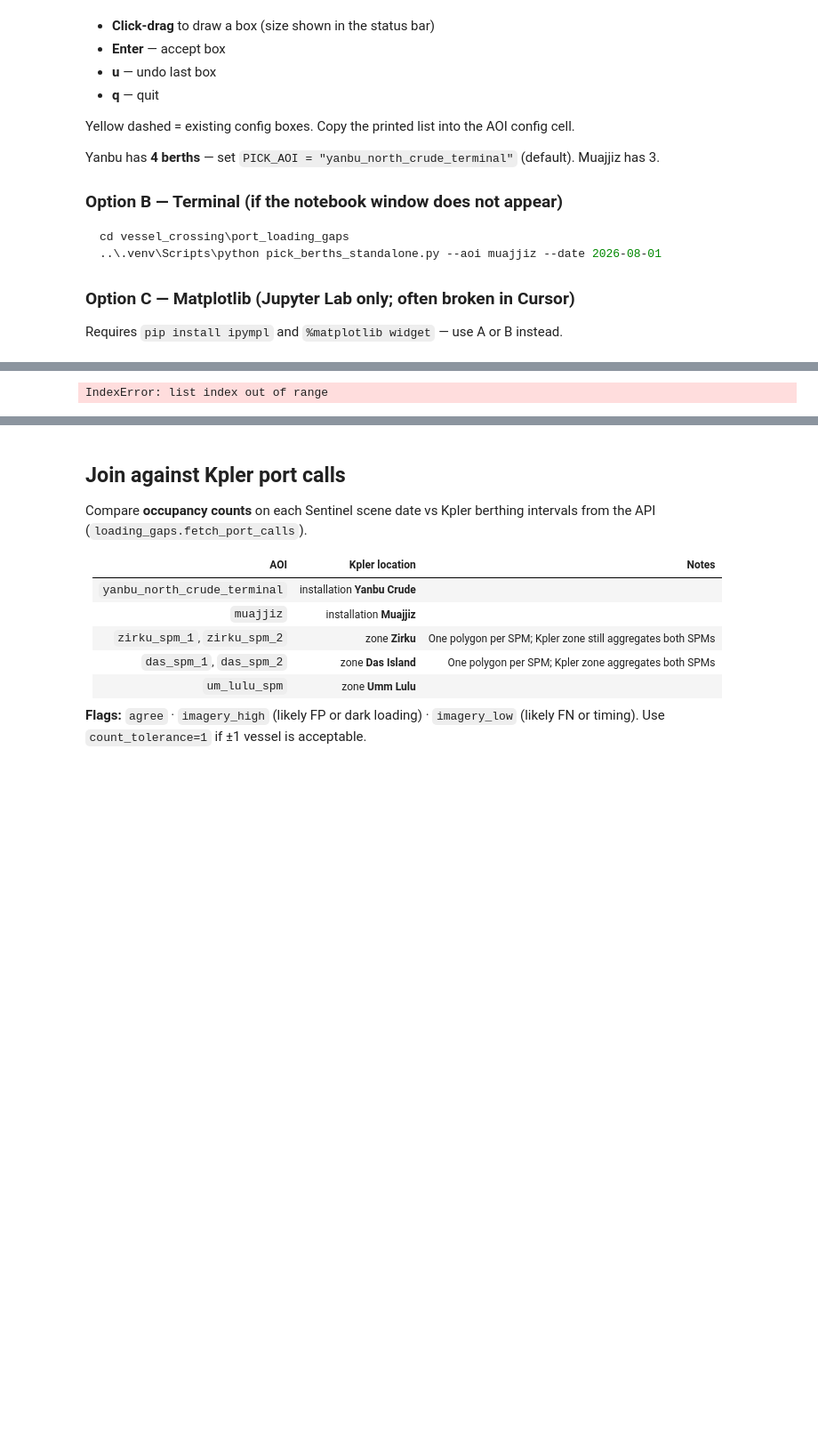
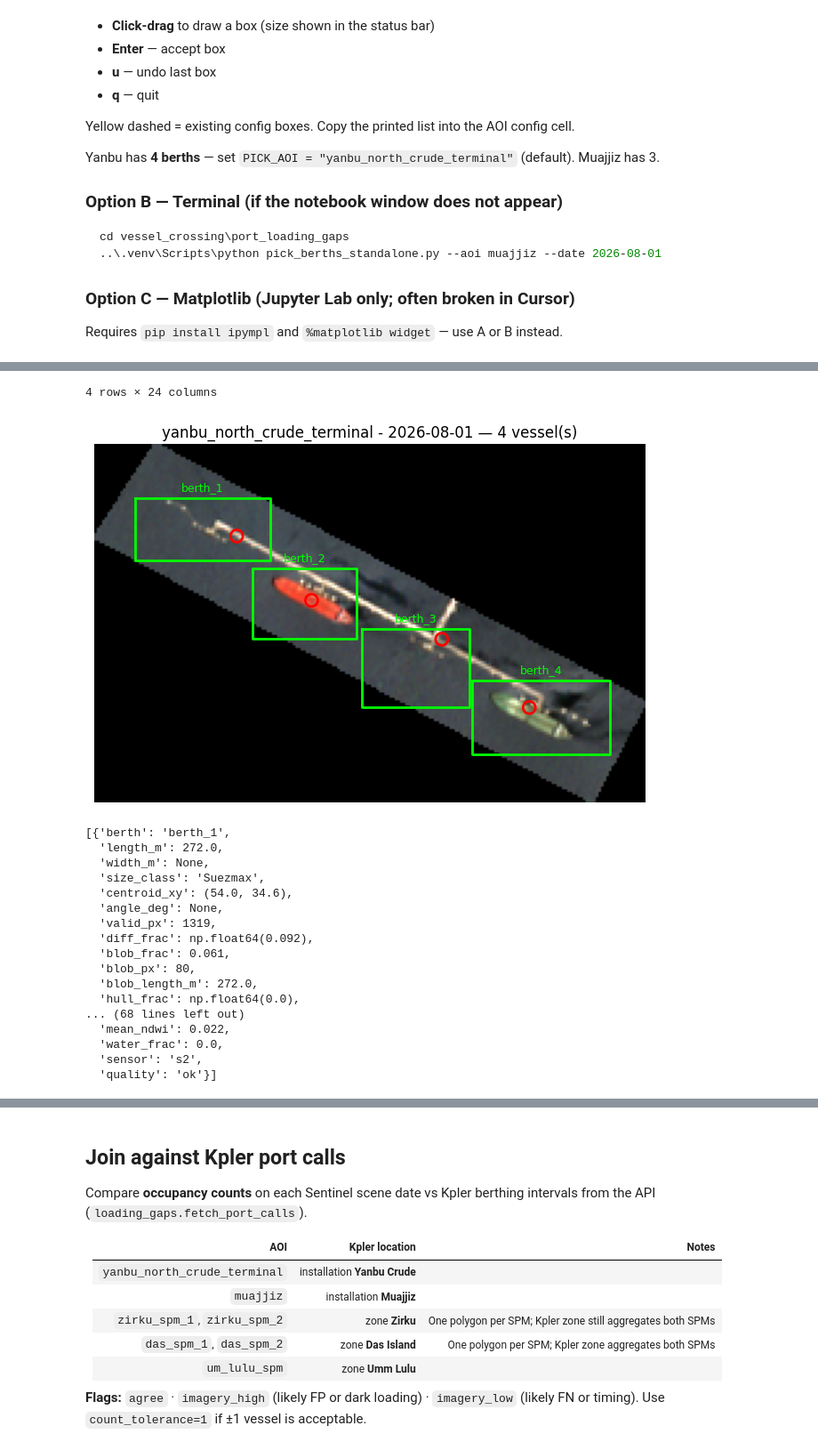
Before and after one commit to lcgr-jg/vessel_crossing, a Jupyter notebook: port_loading_gaps/copernicus_vessel_detection.ipynb, the cells around one changed output, grey strips where cells are left out. Shown at 89% size. Saved outputs shown, nothing was run; the diff lists cells and outputs as text; code cells hidden in the pictures; blank space fills up the shorter version.

```diff
--- a/port_loading_gaps/copernicus_vessel_detection.ipynb
+++ b/port_loading_gaps/copernicus_vessel_detection.ipynb
@@ -193,8 +197,8 @@ CPC_BERTH_SLOTS = [
 DAS_SPM1_SLOTS = [{"name": "spm", "box": [20, 20, 120, 120]}]
 DAS_SPM2_SLOTS = [{"name": "spm", "box": [69, 25, 196, 88]}]
 ZIRKU_SPM1_SLOTS = [{"name": "spm", "box": [20, 20, 120, 120]}]
-ZIRKU_SPM2_SLOTS = [{"name": "spm", "box": [20, 20, 120, 120]}]
-UM_LULU_SPM_SLOTS = [{"name": "spm", "box": [50, 17, 149, 104]}]
+ZIRKU_SPM2_SLOTS = [{"name": "spm", "box": [64, 32, 188, 116]}]
+UM_LULU_SPM_SLOTS = [{"name": "spm", "box": [33, 9, 161, 117]}]
 
 AOI_CONFIG = {
     "das_spm_1": {
@@ -461,7 +465,10 @@ def search_scenes(aoi_name, start, end, max_cloud=30):
 # dates = search_scenes("yanbu_north_crude_terminal", "2026-07-25", "2026-08-03")
 # dates
 # %%
-# --- Evalscript: true color + NDWI (B03/B08), cloud-masked -----------------
+# --- Evalscript: true color + NDWI (B03/B08) --------------------------------
+# Do NOT hard-mask SCL 3/8/9/10: bright ships are often mislabeled as cloud/cirrus,
+# which punched black holes into CPC/Muajjiz scenes. Scene-level cloud filtering
+# stays in search_scenes(max_cloud=...).
 
 CACHE_DIR = NOTEBOOK_DIR / ".cache" / "sentinel"
 CACHE_DIR.mkdir(parents=True, exist_ok=True)
@@ -470,7 +477,7 @@ EVALSCRIPT_RGB_NDWI = """
 //VERSION=3
 function setup() {
   return {
-    input: [{ bands: ["B04", "B03", "B02", "B08", "SCL"] }],
+    input: [{ bands: ["B04", "B03", "B02", "B08"] }],
     output: [
       { id: "rgb", bands: 3, sampleType: "UINT8" },
       { id: "ndwi", bands: 1, sampleType: "FLOAT32" }
@@ -478,10 +485,6 @@ function setup() {
   };
 }
 function evaluatePixel(sample) {
-  // SCL 3 = cloud shadow, 8/9 = cloud medium/high, 10 = thin cirrus
-  if ([3, 8, 9, 10].includes(sample.SCL)) {
-    return { rgb: [0, 0, 0], ndwi: [-999] };
-  }
   var ndwi = (sample.B03 - sample.B08) / (sample.B03 + sample.B08 + 1e-6);
   return {
     rgb: [
@@ -498,8 +501,9 @@ function evaluatePixel(sample) {
 def _fetch_s2_rgb_ndwi(aoi_name, date_str, use_cache=True):
     """Fetch true-color RGB and McFeeters NDWI in one Sentinel Hub request."""
     cache_dir = CACHE_DIR / "s2" / aoi_name
-    rgb_path = cache_dir / f"{date_str}.npy"
-    ndwi_path = cache_dir / f"{date_str}_ndwi.npy"
+    # v2 cache: no SCL zeroing (old caches erased bright tankers)
+    rgb_path = cache_dir / f"{date_str}_v2.npy"
+    ndwi_path = cache_dir / f"{date_str}_ndwi_v2.npy"
 
     if use_cache and rgb_path.exists() and ndwi_path.exists():
         return np.load(rgb_path), np.load(ndwi_path)
@@ -1104,7 +1124,7 @@ def plot_berth_slots(scene, detections, slots_px, title=""):
 
 # Example:
 def plot_ndwi(ndwi, water_min=0.5, title="NDWI"):
-    """Visual check — blue water should match Copernicus Browser NDWI layer."""
+    """Visual check — raw NDWI; right panel is legacy water gate (not used for SPM vessel cue)."""
     fig, axes = plt.subplots(1, 2, figsize=(12, 5))
     im = axes[0].imshow(ndwi, vmin=-0.3, vmax=0.8, cmap="RdYlBu")
     axes[0].set_title(f"{title} (raw)")
@@ -1115,17 +1135,41 @@ def plot_ndwi(ndwi, water_min=0.5, title="NDWI"):
     for ax in axes:
         ax.axis("off")
     plt.tight_layout()
+    plt.show()
 
 
-AOI = "zirku_spm_2"
-SCENE_DATE = "2026-07-14"
+def plot_ndwi_vessel(ndwi, scene, slots_px, params, title="NDWI vessel"):
+    """Show low-NDWI anomaly inside slots (the SPM occupancy cue)."""
+    from vessel_detect import _ndwi_vessel_mask, _slot_valid_region, build_berth_slot_masks
+
+    fig, axes = plt.subplots(1, 2, figsize=(12, 5))
+    im = axes[0].imshow(ndwi, vmin=-0.3, vmax=0.8, cmap="RdYlBu")
+    axes[0].set_title(f"{title} (raw)")
+    plt.colorbar(im, ax=axes[0], fraction=0.046)
+    vessel_any = np.zeros(ndwi.shape[:2], dtype=np.uint8)
+    for _, slot_mask in build_berth_slot_masks(scene.shape, slots_px):
+        valid = _slot_valid_region(scene, slot_mask, params, ndwi)
+        vmask, _ = _ndwi_vessel_mask(ndwi, valid, params)
+        vessel_any = np.maximum(vessel_any, vmask)
+    axes[1].imshow(vessel_any, cmap="gray")
+    axes[1].set_title("low-NDWI vessel mask (slots)")
+    for ax in axes:
+        ax.axis("off")
+    plt.tight_layout()
+    plt.show()
+
+
+AOI = "yanbu_north_crude_terminal"
+SCENE_DATE = "2026-08-01"
 params = detect_params_by_aoi[AOI]
 scene, ndwi = _fetch_s2_rgb_ndwi(AOI, SCENE_DATE)
 background = ensure_background(AOI)
 dets = detect_vessels_for_aoi(AOI, scene, background, ndwi=ndwi)
-# SPM tuning: per-slot signals (prelim vs final after relative filter)
-# display(diagnose_berth_slots(scene, background, AOI_CONFIG[AOI]["berth_slots_px"], resolutions[AOI], params, ndwi=ndwi))
-if ndwi is not None and params.get("use_ndwi_water"):
+# SPM tuning: per-slot signals (includes ndwi_ok / ndwi_px / blob_px)
+display(diagnose_berth_slots(scene, background, AOI_CONFIG[AOI]["berth_slots_px"], resolutions[AOI], params, ndwi=ndwi))
+if ndwi is not None and params.get("ndwi_vessel_enabled"):
+    plot_ndwi_vessel(ndwi, scene, AOI_CONFIG[AOI]["berth_slots_px"], params, title=f"{AOI} {SCENE_DATE}")
+elif ndwi is not None and params.get("use_ndwi_water"):
     plot_ndwi(ndwi, water_min=params.get("ndwi_water_min", 0.5), title=f"{AOI} {SCENE_DATE}")
 if RESOLVED_AOI_CONFIG[AOI].get("mode") == "berth_slots":
     plot_berth_slots(scene, dets, AOI_CONFIG[AOI]["berth_slots_px"], title=f"{AOI} - {SCENE_DATE}")
@@ -1137 +1186,19 @@ dets
-IndexError: list index out of range
+4 rows × 24 columns
+[figure, added]
+[{'berth': 'berth_1',
+  'length_m': 272.0,
+  'width_m': None,
+  'size_class': 'Suezmax',
+  'centroid_xy': (54.0, 34.6),
+  'angle_deg': None,
+  'valid_px': 1319,
+  'diff_frac': np.float64(0.092),
+  'blob_frac': 0.061,
+  'blob_px': 80,
+  'blob_length_m': 272.0,
+  'hull_frac': np.float64(0.0),
+... (68 lines left out)
+  'mean_ndwi': 0.022,
+  'water_frac': 0.0,
+  'sensor': 's2',
+  'quality': 'ok'}]
```
Also changed, not shown: parts of 10 cells of this notebook, 12 other files.
